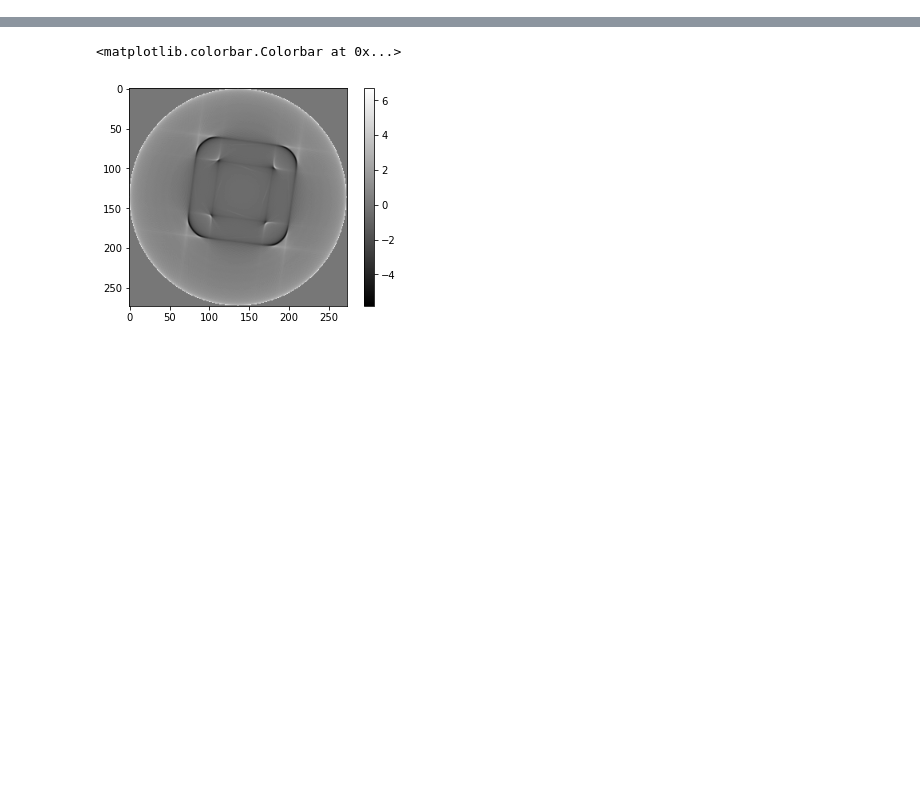
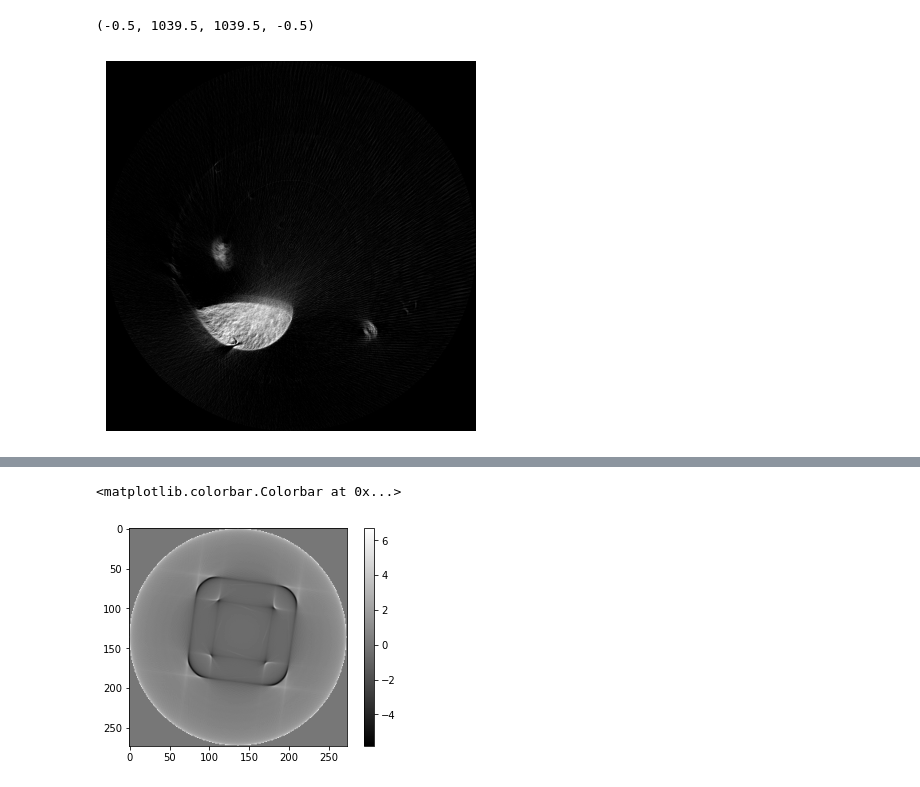
Before and after one commit to kwokkenton/optea, a Jupyter notebook: reconstruction/archive/inverse.ipynb, the cells around one changed output, grey strips where cells are left out. Drawn from its saved outputs; the diff is of its cells as text; code cells hidden in the pictures; blank space fills up the shorter version.

```diff
--- a/reconstruction/archive/inverse.ipynb
+++ b/reconstruction/archive/inverse.ipynb
@@ -39,2 +51,15 @@ io.imshow(sinogram[0])
+# %%
+# Reconstruct single slice
+reconstruction_fbp = iradon(sinogram[420]-400, filter_name='ramp', theta=theta, circle=True)
+# %%
+thresholded = reconstruction_fbp.copy()
+thresholded[thresholded < 1] = 0
+thresholded[thresholded > 200] = 200
+plt.imshow(thresholded, cmap='gray')
+# plt.colorbar()
+plt.axis('off')
+# %% [output]
+(-0.5, 1039.5, 1039.5, -0.5)
+[figure, added]
 # %%
 # Reconstruct dataset here
```
Also changed, not shown: parts of 12 cells of this notebook, 8 other files.
